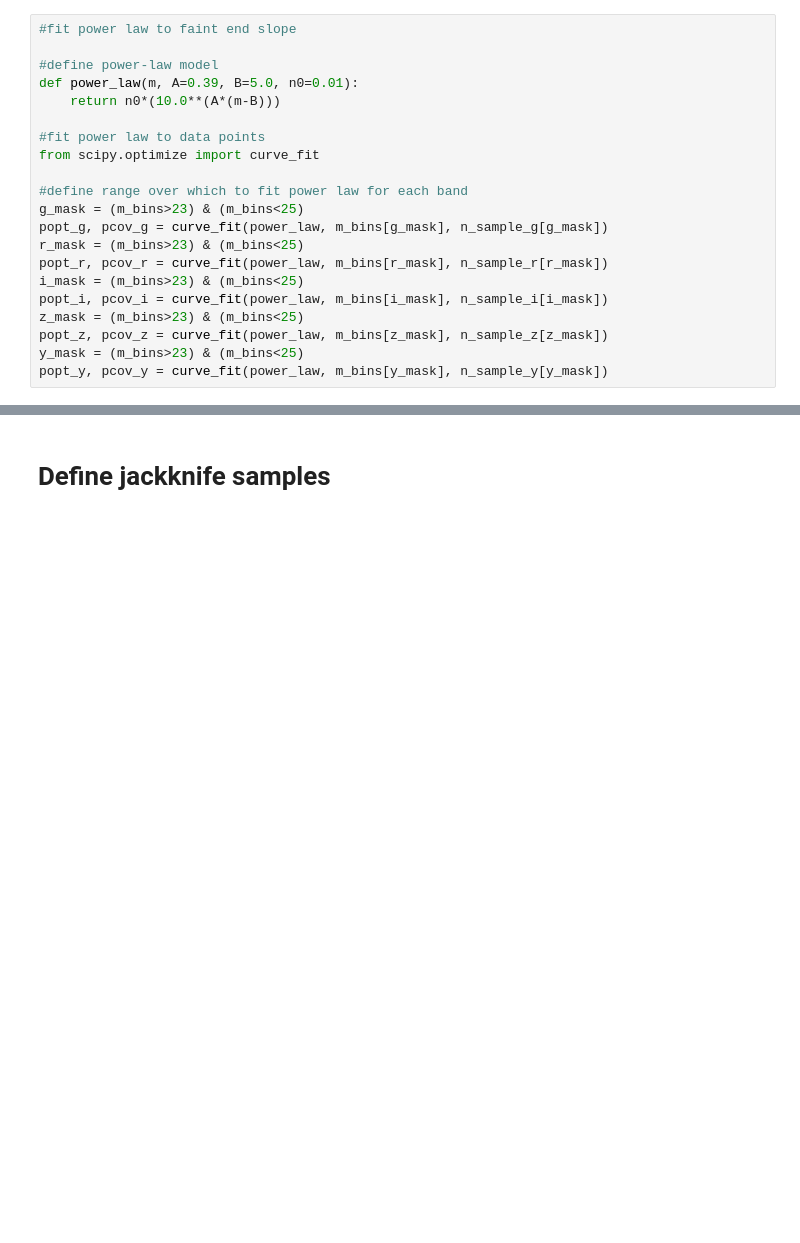
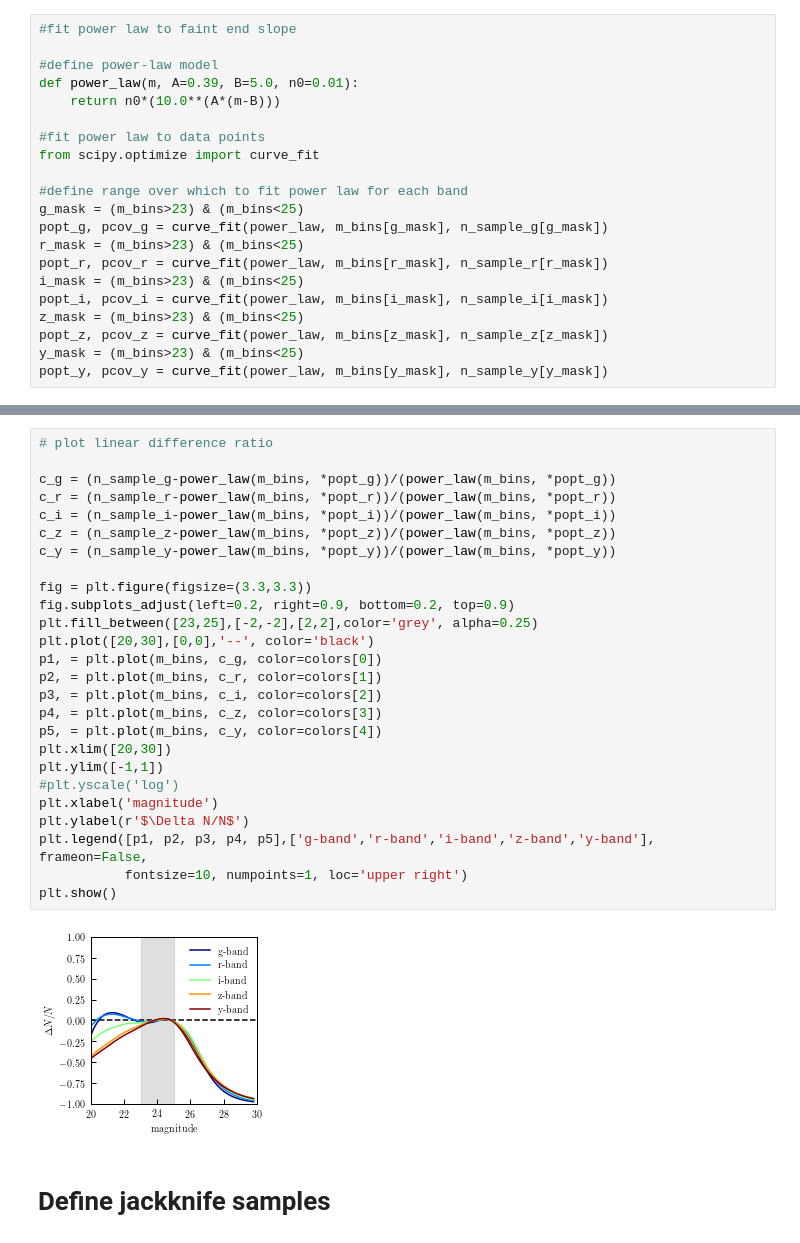
Before and after one commit to LSSTDESC/descqa, a Jupyter notebook: descqagen/app_mag_func_test/notebooks/HSC_app_mag_func.ipynb, the cells around one changed output, grey strips where cells are left out. Drawn from its saved outputs; the diff is of its cells as text; blank space fills up the shorter version.

```diff
--- a/descqagen/app_mag_func_test/notebooks/HSC_app_mag_func.ipynb
+++ b/descqagen/app_mag_func_test/notebooks/HSC_app_mag_func.ipynb
@@ -453,3 +453,31 @@ plt.show()
+# %%
+# plot linear difference ratio
+
+c_g = (n_sample_g-power_law(m_bins, *popt_g))/(power_law(m_bins, *popt_g))
+c_r = (n_sample_r-power_law(m_bins, *popt_r))/(power_law(m_bins, *popt_r))
+c_i = (n_sample_i-power_law(m_bins, *popt_i))/(power_law(m_bins, *popt_i))
+c_z = (n_sample_z-power_law(m_bins, *popt_z))/(power_law(m_bins, *popt_z))
+c_y = (n_sample_y-power_law(m_bins, *popt_y))/(power_law(m_bins, *popt_y))
+
+fig = plt.figure(figsize=(3.3,3.3))
+fig.subplots_adjust(left=0.2, right=0.9, bottom=0.2, top=0.9)
+plt.fill_between([23,25],[-2,-2],[2,2],color='grey', alpha=0.25)
+plt.plot([20,30],[0,0],'--', color='black')
+p1, = plt.plot(m_bins, c_g, color=colors[0])
+p2, = plt.plot(m_bins, c_r, color=colors[1])
+p3, = plt.plot(m_bins, c_i, color=colors[2])
+p4, = plt.plot(m_bins, c_z, color=colors[3])
+p5, = plt.plot(m_bins, c_y, color=colors[4])
+plt.xlim([20,30])
+plt.ylim([-1,1])
+#plt.yscale('log')
+plt.xlabel('magnitude')
+plt.ylabel(r'$\Delta N/N$')
+plt.legend([p1, p2, p3, p4, p5],['g-band','r-band','i-band','z-band','y-band'], frameon=False,
+           fontsize=10, numpoints=1, loc='upper right')
+plt.show()
+# %% [output]
+[figure, added]
 # %% [markdown]
 # Define jackknife samples
 # %%
```
Also changed, not shown: parts of 13 cells of this notebook, 6 other files.
